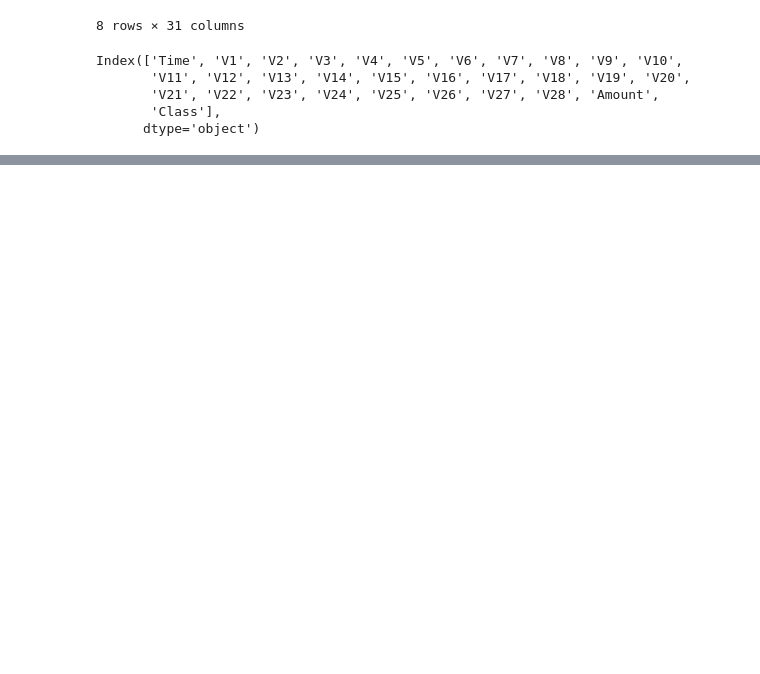
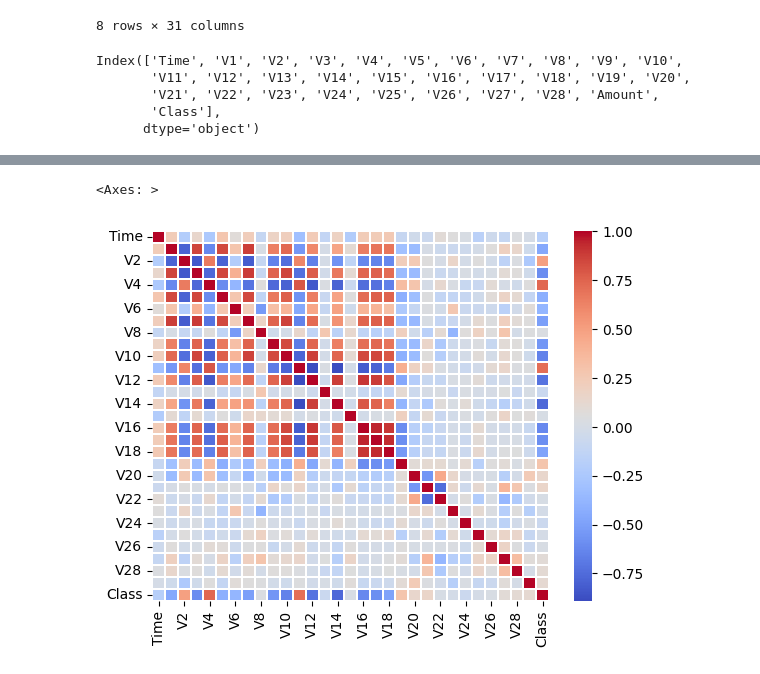
Before and after one commit to mahmoud-khaled23/Machine-Learning-Projects, a Jupyter notebook: Fraud_Detection/EDA/Fraud_Detection.ipynb, the cells around one changed output, grey strips where cells are left out. Cells and saved outputs as stored; diff of their text form; code cells hidden in the pictures; blank space fills up the shorter version.

```diff
--- a/Fraud_Detection/EDA/Fraud_Detection.ipynb
+++ b/Fraud_Detection/EDA/Fraud_Detection.ipynb
@@ -129,0 +131,6 @@ dists(df)
+# %%
+new_corr = new_df.corr()
+sns.heatmap(new_corr, square=False, linewidths=0.01, annot=False, cmap='coolwarm')
+# %% [output]
+<Axes: >
+[figure, added]
```
Also changed, not shown: parts of 30 cells of this notebook, 5 other files.
